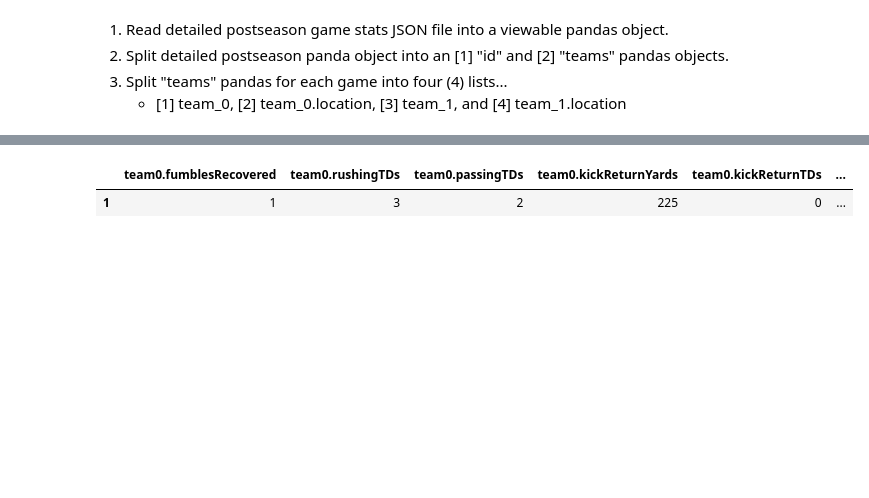
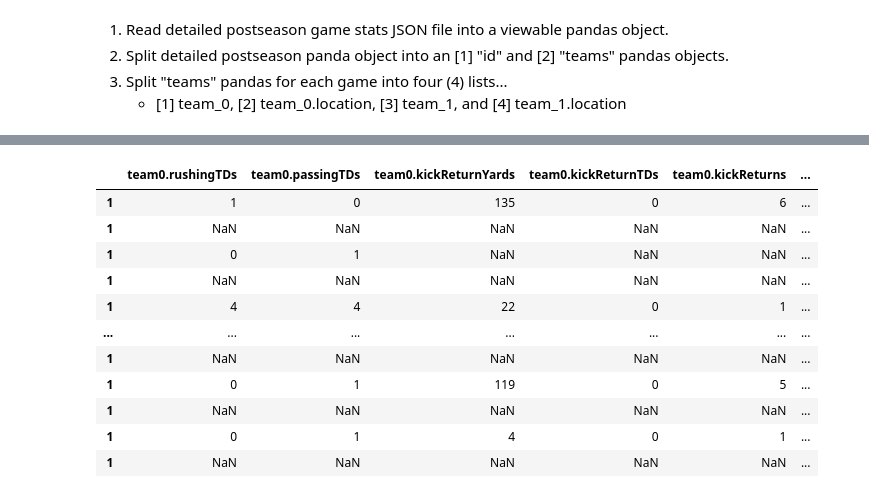
Before and after one commit to r-craig73/cfb_data_wrangling, a Jupyter notebook: cfb_stats_jsons_to_dataframe.ipynb, the cells around one changed output, grey strips where cells are left out. Cells and saved outputs as stored; diff of their text form; code cells hidden in the pictures; blank space fills up the shorter version.

Commit message:
major changes, add for loops to obtain each team stats as a row, merge every 2 rows to a game row

```diff
--- a/cfb_stats_jsons_to_dataframe.ipynb
+++ b/cfb_stats_jsons_to_dataframe.ipynb
@@ -96,47 +96,74 @@ id_teams_locations_df
 # %%
 # practicing reading JSON file with nested dictionaries
 # read detailed category stats from game #1, team0 [game0 until last row][team0 or team1] (read values from a "stats" dictionary)
 # detailed stats list for each team will vary
 
-def team_stats_details(game_row, team_number):
-    team_detailed_stats = teams_only['teams'][0][team_number]['stats']
-    # print(team_detailed_stats)
+# loop through every game as a new row; join rows with game id (id_detailed_game_stats_df);
+#   join "id_team_locations_df" with "id_detailed_game_stats_df"
 
-    # convert team_detailed_stats into a DataFrame
-    team_detailed_stats_df = pd.DataFrame(team_detailed_stats)
-    # print(team_detailed_stats_df)
+team_detailed_stats_columns_df = pd.DataFrame(columns=['team0.firstDowns', 'team0.fourthDownEff', 'team0.yardsPerPass'
+                                                , 'team0.fumblesLost', 'team0.fumblesRecovered', 'team0.interceptions'
+                                                , 'team0.interceptionTDs', 'team0.interceptionYards', 'team0.kickReturns'
+                                                , 'team0.kickReturnTDs', 'team0.kickReturnYards', 'team0.netPassingYards'
+                                                , 'team0.completionAttempts', 'team0.passesIntercepted', 'team0.thirdDownEff'
+                                                , 'team0.passingTDs', 'team0.totalPenaltiesYards', 'team0.possessionTime'
+                                                , 'team0.puntReturns', 'team0.puntReturnTDs', 'team0.puntReturnYards'
+                                                , 'team0.rushingAttempts', 'team0.rushingTDs', 'team0.rushingYards'
+                                                , 'team0.sacks', 'team0.tacklesForLoss', 'team0.kickingPoints'
+                                                , 'team0.yardsPerRushAttempt', 'team0.turnovers', 'team0.totalYards'
+                                                , 'team0.passesDeflected', 'team0.defensiveTDs', 'team0.qbHurries'
+                                                , 'team1.firstDowns', 'team1.fourthDownEff', 'team1.yardsPerPass'
+                                                , 'team1.fumblesLost', 'team1.fumblesRecovered', 'team1.interceptions'
+                                                , 'team1.interceptionTDs', 'team1.interceptionYards', 'team1.kickReturns'
+                                                , 'team1.kickReturnTDs', 'team1.kickReturnYards', 'team1.netPassingYards'
+                                                , 'team1.completionAttempts', 'team1.passesIntercepted', 'team1.thirdDownEff'
+                                                , 'team1.passingTDs', 'team1.totalPenaltiesYards', 'team1.possessionTime'
+                                                , 'team1.puntReturns', 'team1.puntReturnTDs', 'team1.puntReturnYards'
+                                                , 'team1.rushingAttempts', 'team1.rushingTDs', 'team1.rushingYards'
+                                                , 'team1.sacks', 'team1.tacklesForLoss', 'team1.kickingPoints'
+                                                , 'team1.yardsPerRushAttempt', 'team1.turnovers', 'team1.totalYards'
+                                                , 'team1.passesDeflected', 'team1.defensiveTDs', 'team1.qbHurries'])
 
-    # convert team_detailed_stats_df into a numpy nested array
-    team_detailed_stats_np = team_detailed_stats_df.to_numpy()
-    # print(team_detailed_stats_np)
 
-    # transpose nested array
-    team_detailed_stats_np = np.transpose(team_detailed_stats_np)
-    # print(team_detailed_stats_np)
+accumulator = []
+for game in range(rows):
+    for team in range(2):
+        team_detailed_stats = teams_only['teams'][game][team]['stats']
 
-    # create team name (either 'team0.' or 'team1.')
-    team_int = 'team' + str(team_number) + '.'
-    # print(team_int)
+        # convert team_detailed_stats into a DataFrame
+        team_detailed_stats_df = pd.DataFrame(team_detailed_stats)
 
-    # convert back to DataFrame with header as stats columns
-    team_detailed_stats_df2 = pd.DataFrame(team_detailed_stats_np)
-    new_header = team_detailed_stats_df2.iloc[0]
-    team_detailed_stats_df2 = team_detailed_stats_df2[1:]
-    team_detailed_stats_df2.columns = new_header
+        # convert team_detailed_stats_df into a numpy nested array
+        team_detailed_stats_np = team_detailed_stats_df.to_numpy()
 
-    # insert team0. or team1. as a prefix in the header row
-    team_detailed_stats_df2 = team_detailed_stats_df2.add_prefix(team_int)
-    return team_detailed_stats_df2
+        # transpose nested array
+        team_detailed_stats_np = np.transpose(team_detailed_stats_np)
 
-team0_sample = team_stats_details(0, 0)
-team1_sample = team_stats_details(0, 1)
+        # create team name (either 'team0.' or 'team1.')
+        team_int = 'team' + str(team) + '.'
 
-# join "team0." & "team1." detailed stats from
-teams_stats = team0_sample.join(team1_sample, on=None)
-teams_stats
+        # convert back to DataFrame with header as stats columns
+        team_detailed_stats_df2 = pd.DataFrame(team_detailed_stats_np)
+        new_header = team_detailed_stats_df2.iloc[0]
+        team_detailed_stats_df2 = team_detailed_stats_df2[1:]
+        team_detailed_stats_df2.columns = new_header
 
-# coming soon: loop through every game as a new row; join rows with game id (id_detailed_game_stats_df);
-#              join "id_team_locations_df" with "id_detailed_game_stats_df"
+        # insert team0. or team1. as a prefix in the header row
+        team_detailed_stats_df2 = team_detailed_stats_df2.add_prefix(team_int)
+        accumulator.append(team_detailed_stats_df2)
+
+big_df = pd.concat(accumulator)
+big_df
 # %% [output]
-|  | team0.fumblesRecovered | team0.rushingTDs | team0.passingTDs | team0.kickReturnYards | team0.kickReturnTDs | ... |
-| 1 | 1 | 3 | 2 | 225 | 0 | ... |
+|  | team0.rushingTDs | team0.passingTDs | team0.kickReturnYards | team0.kickReturnTDs | team0.kickReturns | ... |
+| 1 | 1 | 0 | 135 | 0 | 6 | ... |
+| 1 | NaN | NaN | NaN | NaN | NaN | ... |
+| 1 | 0 | 1 | NaN | NaN | NaN | ... |
+| 1 | NaN | NaN | NaN | NaN | NaN | ... |
+| 1 | 4 | 4 | 22 | 0 | 1 | ... |
+| ... | ... | ... | ... | ... | ... | ... |
+| 1 | NaN | NaN | NaN | NaN | NaN | ... |
+| 1 | 0 | 1 | 119 | 0 | 5 | ... |
+| 1 | NaN | NaN | NaN | NaN | NaN | ... |
+| 1 | 0 | 1 | 4 | 0 | 1 | ... |
+| 1 | NaN | NaN | NaN | NaN | NaN | ... |
```
Also changed, not shown: parts of 8 cells of this notebook.
